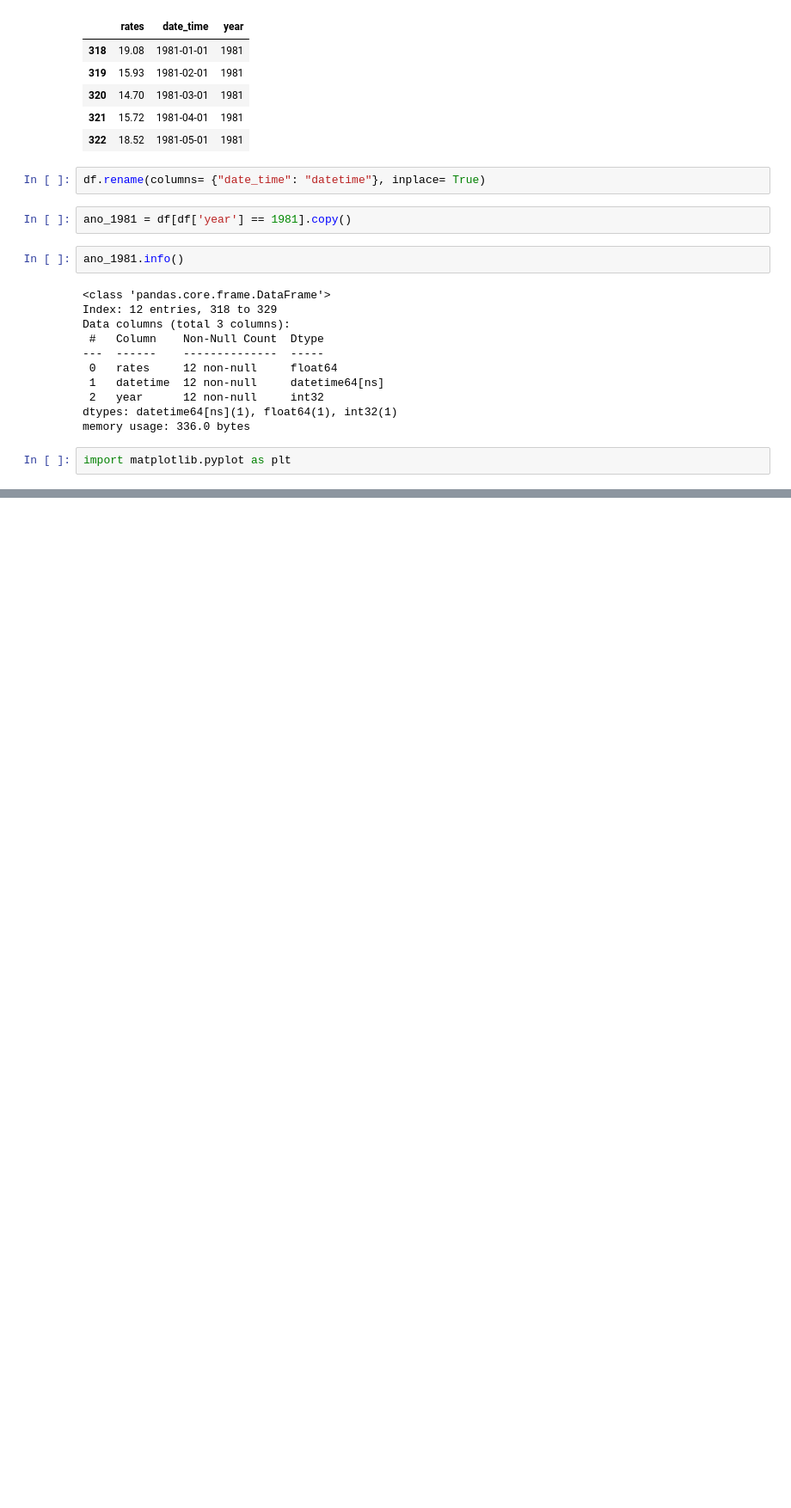
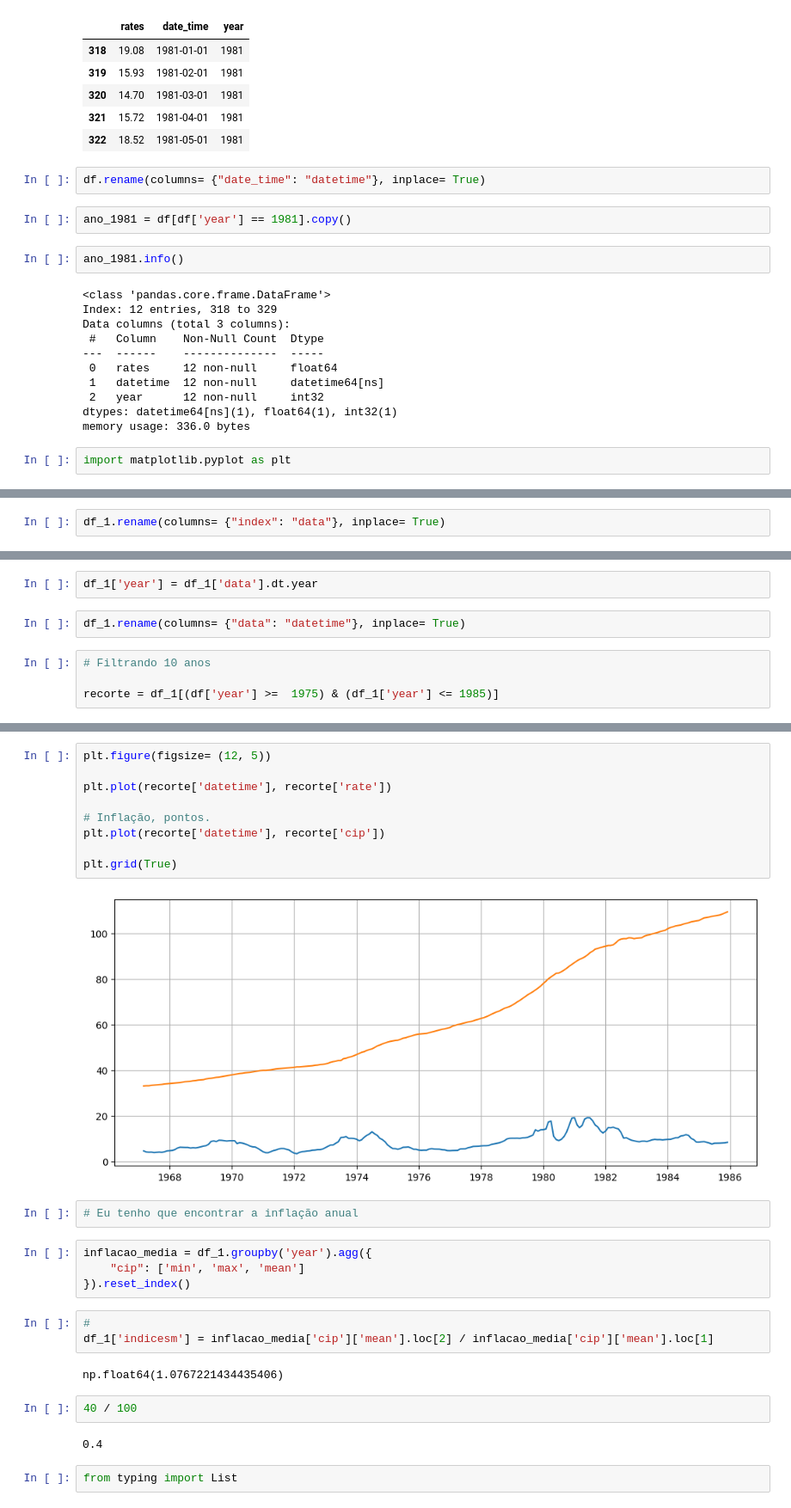
Before and after one commit to lucassilva-aiengineer/Pratica-Data-Sciense, a Jupyter notebook: pratica_4/ds_projeto_pratico_4.ipynb, the cells around one changed output, grey strips where cells are left out. Shown at 86% size. Drawn from its saved outputs; the diff is of its cells as text; blank space fills up the shorter version.

```diff
--- a/pratica_4/ds_projeto_pratico_4.ipynb
+++ b/pratica_4/ds_projeto_pratico_4.ipynb
@@ -291,0 +390,2 @@ plt.show()
+# %%
+df_1.rename(columns= {"index": "data"}, inplace= True)
@@ -291,0 +428,8 @@ plt.show()
+# %%
+df_1['year'] = df_1['data'].dt.year
+# %%
+df_1.rename(columns= {"data": "datetime"}, inplace= True)
+# %%
+# Filtrando 10 anos
+
+recorte = df_1[(df['year'] >=  1975) & (df_1['year'] <= 1985)]
@@ -291,0 +452,28 @@ plt.show()
+# %%
+plt.figure(figsize= (12, 5))
+
+plt.plot(recorte['datetime'], recorte['rate'])
+
+# Inflação, pontos.
+plt.plot(recorte['datetime'], recorte['cip'])
+
+plt.grid(True)
+# %% [output]
+[figure, added]
+# %%
+# Eu tenho que encontrar a inflação anual
+# %%
+inflacao_media = df_1.groupby('year').agg({
+    "cip": ['min', 'max', 'mean']
+}).reset_index()
+# %%
+#
+df_1['indicesm'] = inflacao_media['cip']['mean'].loc[2] / inflacao_media['cip']['mean'].loc[1]
+# %% [output]
+np.float64(1.0767221434435406)
+# %%
+40 / 100
+# %% [output]
+0.4
+# %%
+from typing import List
```
Also changed, not shown: parts of 24 cells of this notebook.
